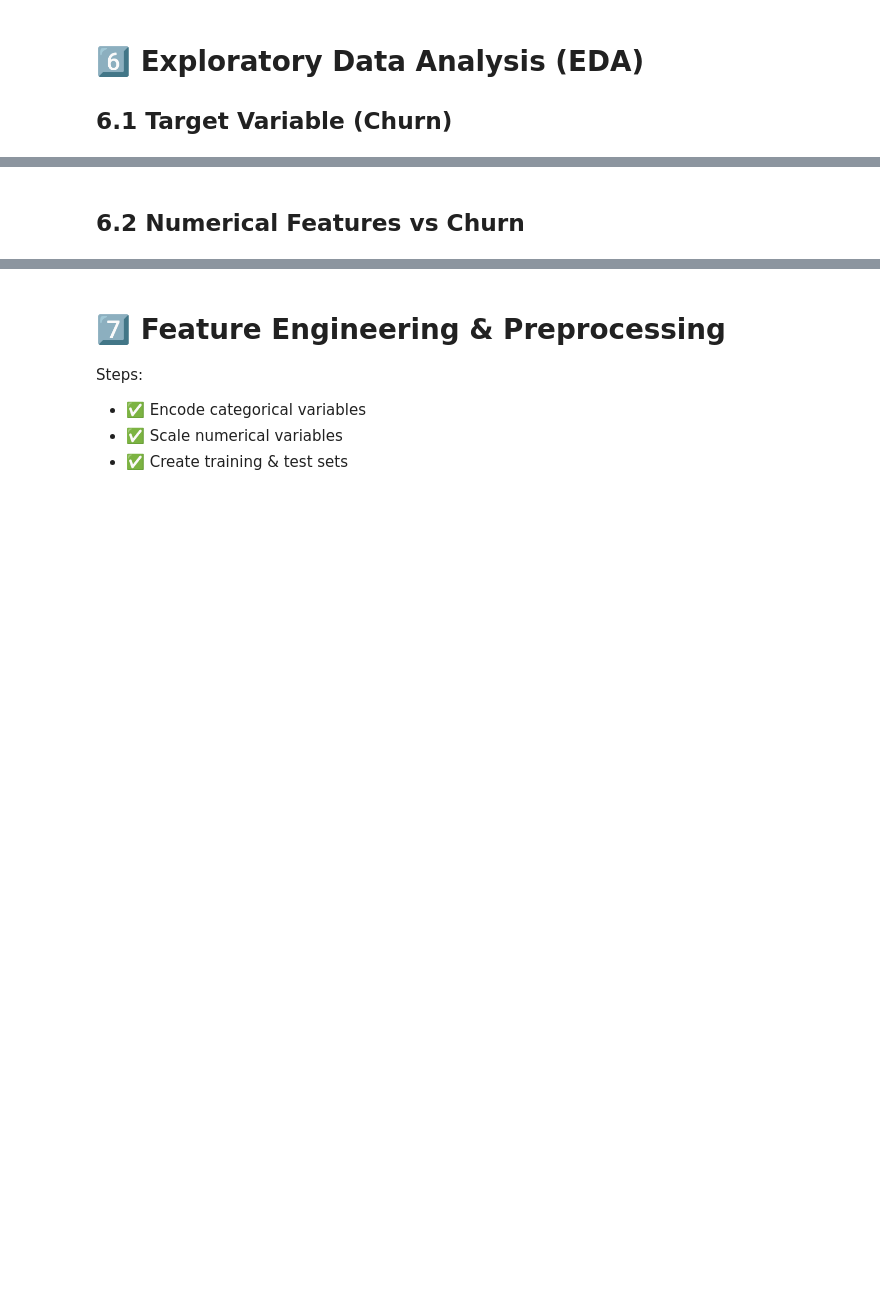
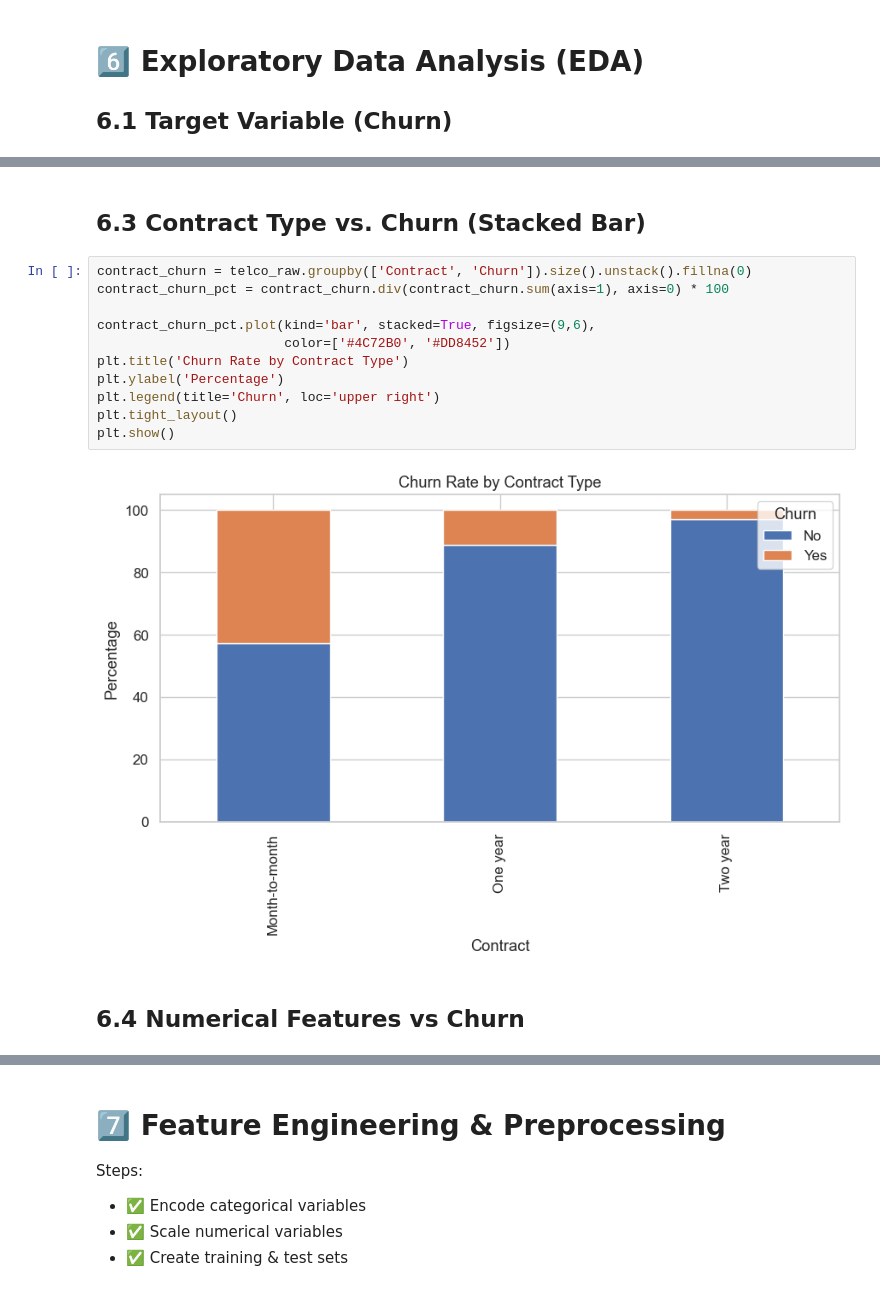
Before and after one commit to Johnnysnipes90/telco-churn-analytics, a Jupyter notebook: ML for marketing.ipynb, the cells around one changed output, grey strips where cells are left out. Saved outputs shown, nothing was run; the diff lists cells and outputs as text; blank space fills up the shorter version.

```diff
--- a/ML for marketing.ipynb
+++ b/ML for marketing.ipynb
@@ -237,2 +272,17 @@ We noticed from the visuals above that there are more customers that did not chu
+# %% [markdown]
+## 6.3 Contract Type vs. Churn (Stacked Bar)
+# %%
+contract_churn = telco_raw.groupby(['Contract', 'Churn']).size().unstack().fillna(0)
+contract_churn_pct = contract_churn.div(contract_churn.sum(axis=1), axis=0) * 100
+
+contract_churn_pct.plot(kind='bar', stacked=True, figsize=(9,6),
+                        color=['#4C72B0', '#DD8452'])
+plt.title('Churn Rate by Contract Type')
+plt.ylabel('Percentage')
+plt.legend(title='Churn', loc='upper right')
+plt.tight_layout()
+plt.show()
+# %% [output]
+[figure, added]
 # %% [markdown]
-## 6.2 Numerical Features vs Churn
+## 6.4 Numerical Features vs Churn
```
Also changed, not shown: parts of 31 cells of this notebook, 1 other file.
